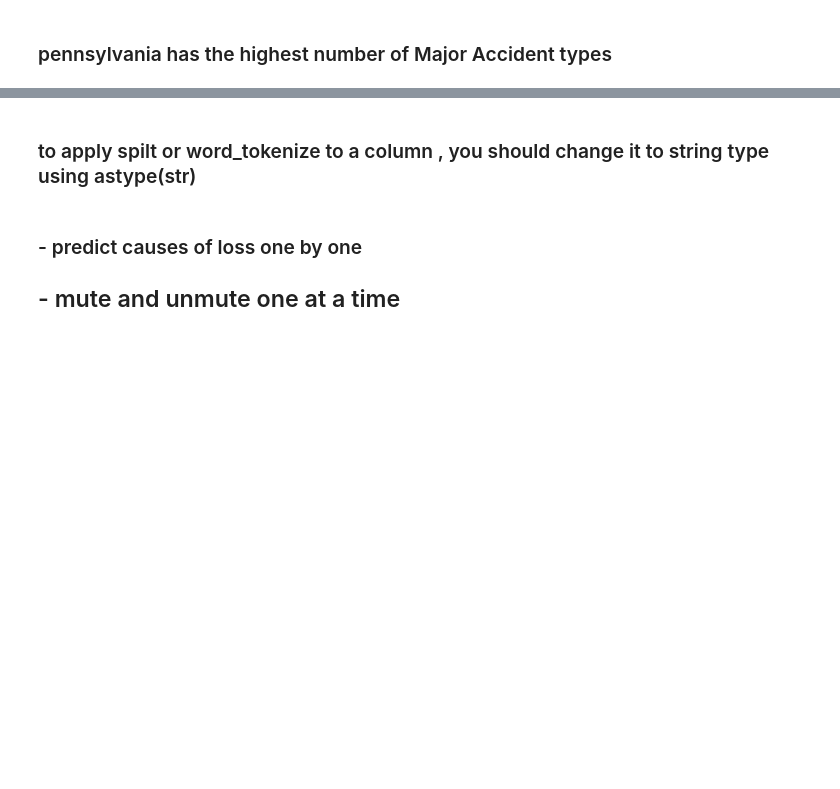
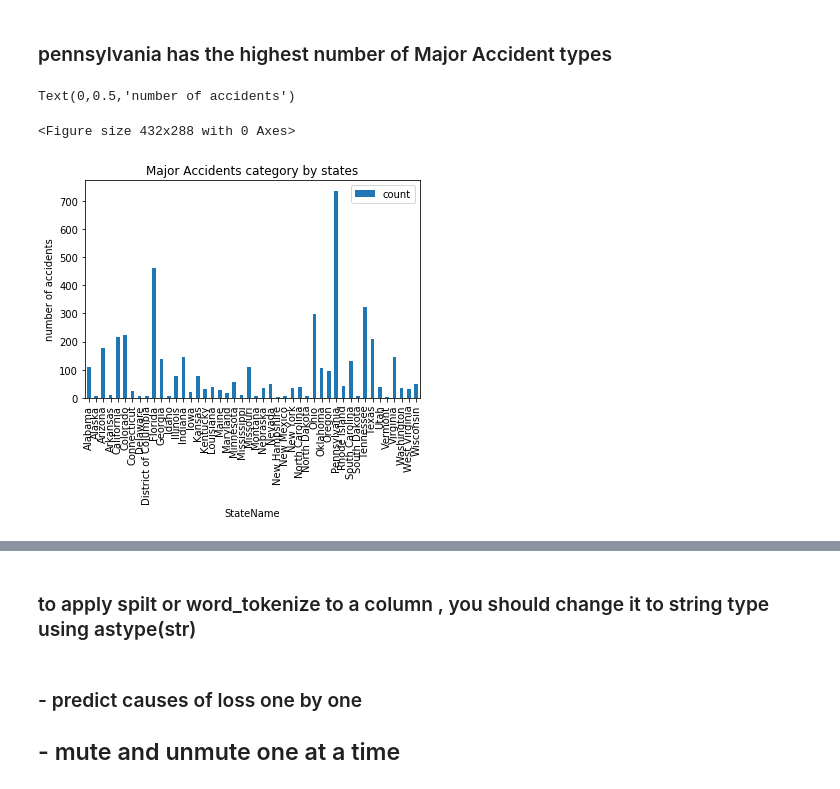
Before and after one commit to asidamo/Auto-Insuruance-finding-the-at-fault-party-with-claims-nlp, a Jupyter notebook: DQ_9amanuel.ipynb, the cells around one changed output, grey strips where cells are left out. Drawn from its saved outputs; the diff is of its cells as text; code cells hidden in the pictures; blank space fills up the shorter version.

```diff
--- a/DQ_9amanuel.ipynb
+++ b/DQ_9amanuel.ipynb
@@ -116,6 +197,11 @@ plt.title('Death Accidents by State')
 # %% [markdown]
 ### pennsylvania has the highest number of Major Accident types
 # %%
+plt.figure(4)
 severity_byState_major.plot(kind='bar')
 plt.title('Major Accidents category by states')
 plt.ylabel('number of accidents')
+# %% [output]
+Text(0,0.5,'number of accidents')
+<Figure size 432x288 with 0 Axes>
+[figure, added]
```
Also changed, not shown: parts of 35 cells of this notebook.
